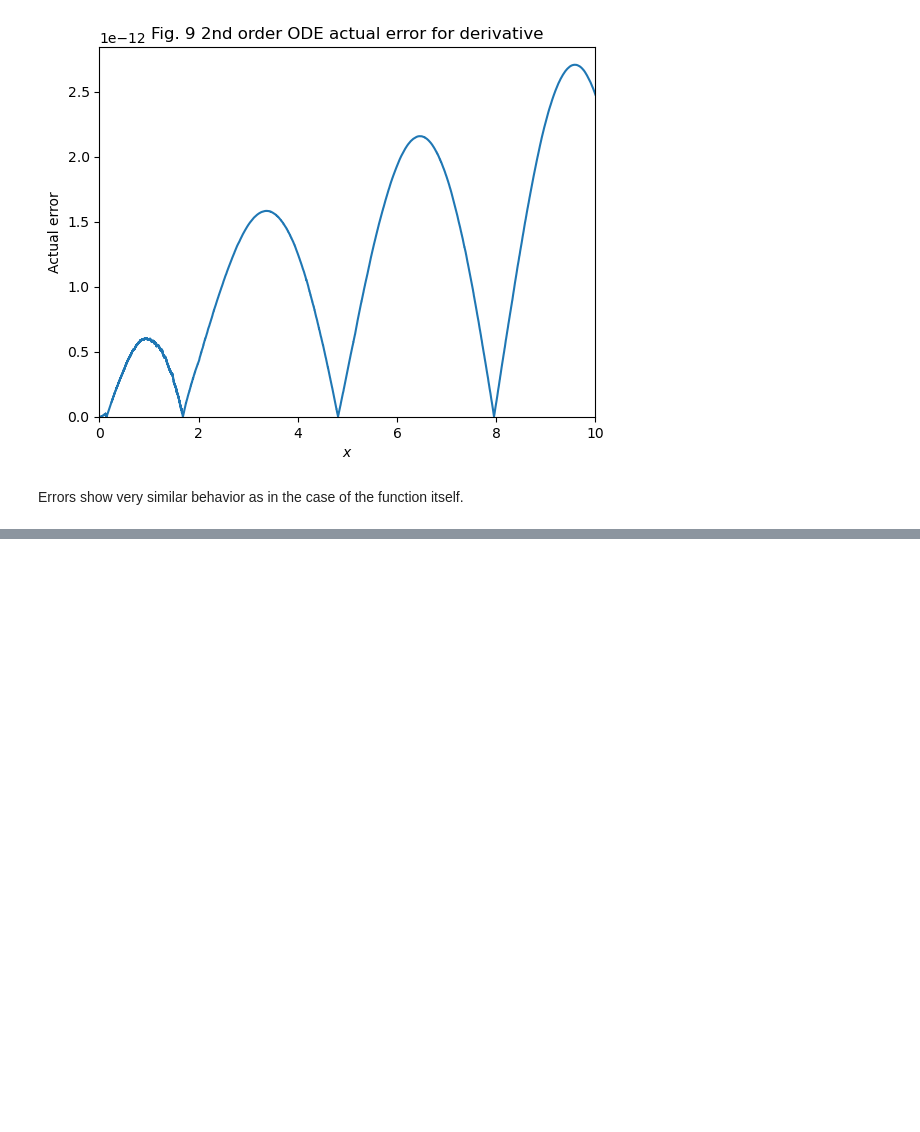
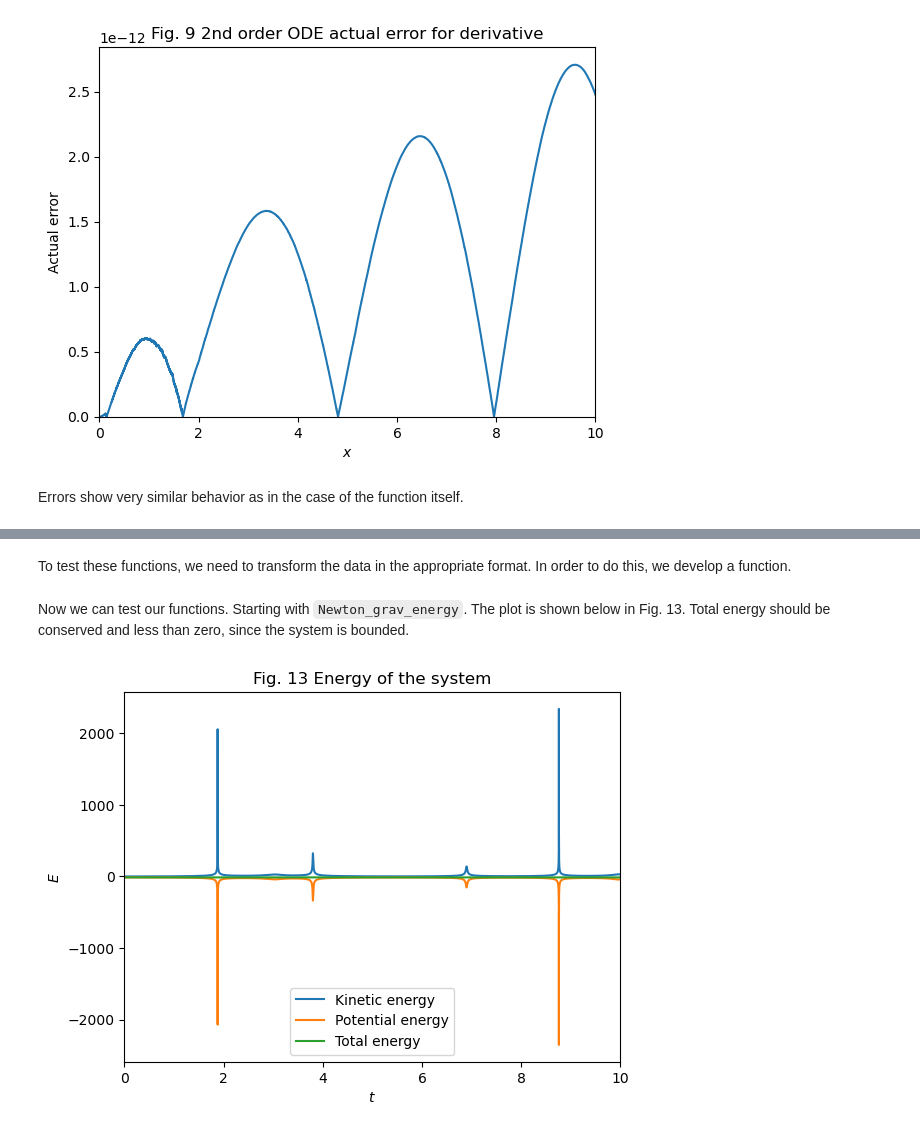
Before and after one commit to askoldvilkha/CompMethods_Astro23, a Jupyter notebook: HW3/hw3_vilkha.ipynb, the cells around one changed output, grey strips where cells are left out. Drawn from its saved outputs; the diff is of its cells as text; code cells hidden in the pictures; blank space fills up the shorter version.

```diff
--- a/HW3/hw3_vilkha.ipynb
+++ b/HW3/hw3_vilkha.ipynb
@@ -535,0 +836,2 @@ Errors show very similar behavior as in the case of the function itself.
+# %% [markdown]
+To test these functions, we need to transform the data in the appropriate format. In order to do this, we develop a function.
@@ -535,0 +893,15 @@ Errors show very similar behavior as in the case of the function itself.
+# %% [markdown]
+Now we can test our functions. Starting with `Newton_grav_energy`. The plot is shown below in Fig. 13. Total energy should be conserved and less than zero, since the system is bounded.
+# %%
+newton_3body_test = data_transformer(newton_3body_data)
+# %%
+newton_energy_test = Newton_grav_energy(newton_3body_test['r'], newton_3body_test['v'])
+plt.plot(newton_3body_test['time'], newton_energy_test[0], label = r'Kinetic energy')
+plt.plot(newton_3body_test['time'], newton_energy_test[1], label = r'Potential energy')
+plt.plot(newton_3body_test['time'], newton_energy_test[2], label = r'Total energy')
+plt.xlabel(r'$t$'); plt.ylabel(r'$E$')
+plt.xlim(0, 10)
+plt.legend()
+plt.title(r'Fig. 13 Energy of the system');
+# %% [output]
+[figure, added]
```
Also changed, not shown: parts of 40 cells of this notebook.
